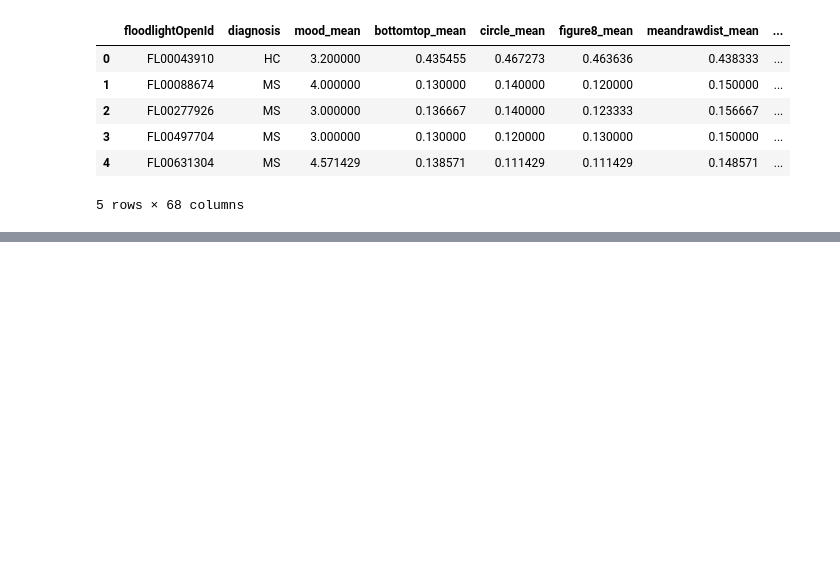
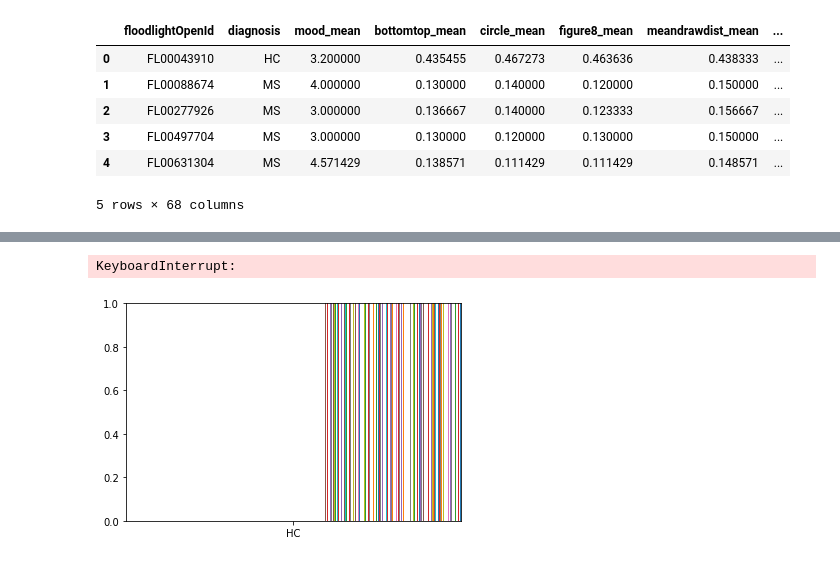
Before and after one commit to ndelrossi7/FloodlightOpenModel, a Jupyter notebook: Mod5Notebook.ipynb, the cells around one changed output, grey strips where cells are left out. Drawn from its saved outputs; the diff is of its cells as text; code cells hidden in the pictures; blank space fills up the shorter version.

```diff
--- a/Mod5Notebook.ipynb
+++ b/Mod5Notebook.ipynb
@@ -30,0 +41,5 @@ maindf.head()
+# %%
+plt.hist(maindf['diagnosis'])
+# %% [output]
+KeyboardInterrupt:
+[figure, added]
```
Also changed, not shown: parts of 2 cells of this notebook, 1 other file.
